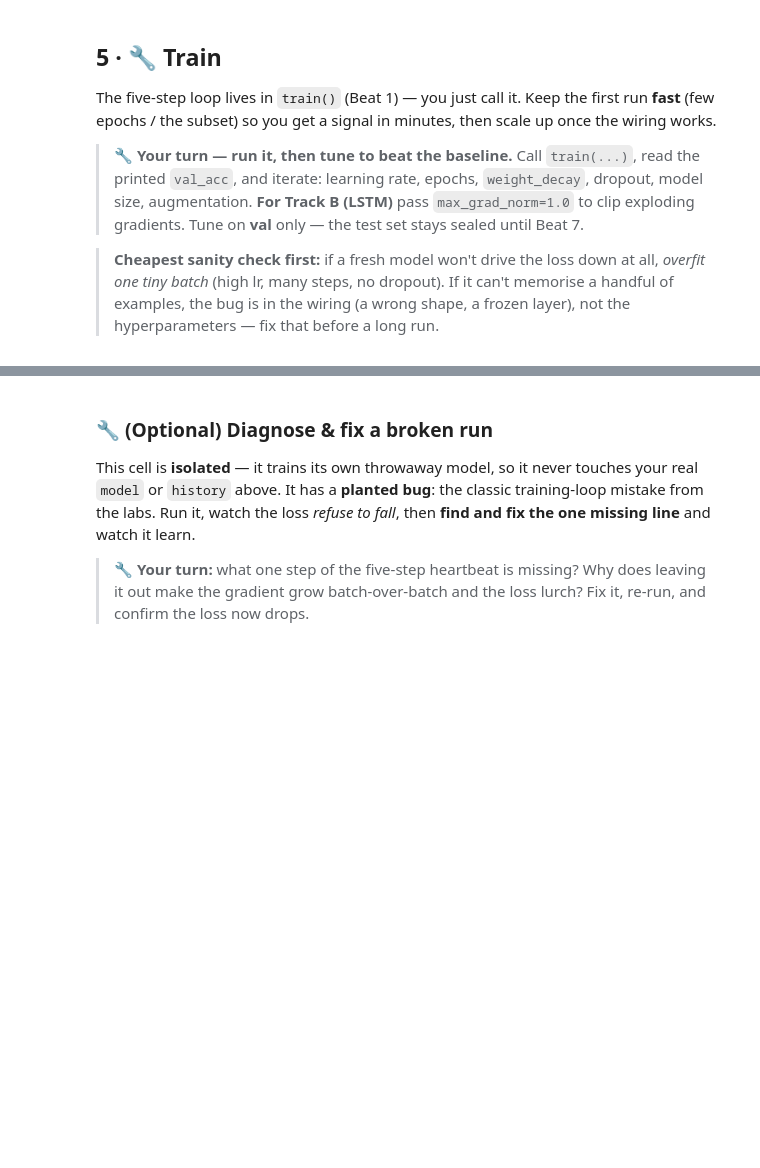
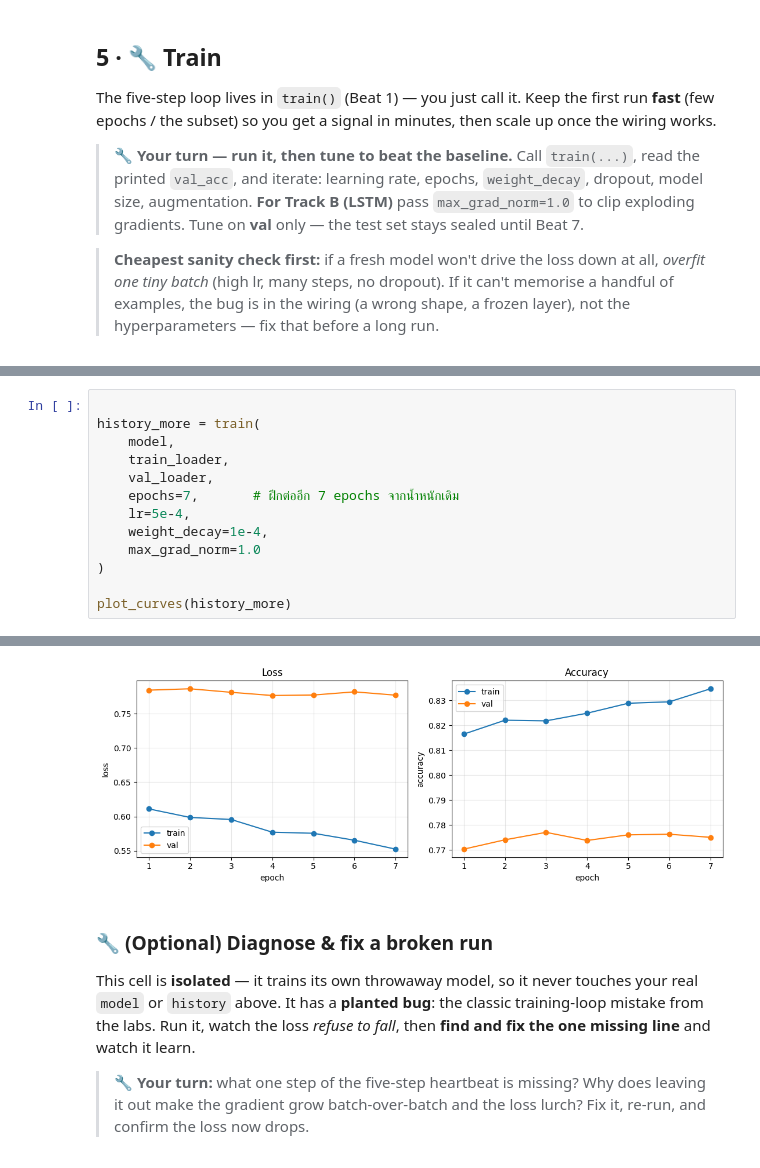
Before and after one commit to taehubhub-commits/Deeplearn_sittipan, a Jupyter notebook: deeplearn_text.ipynb, the cells around one changed output, grey strips where cells are left out. Cells and saved outputs as stored; diff of their text form; blank space fills up the shorter version.

```diff
--- a/deeplearn_text.ipynb
+++ b/deeplearn_text.ipynb
@@ -437,0 +496,14 @@ history = train(
+# %%
+
+history_more = train(
+    model,
+    train_loader,
+    val_loader,
+    epochs=7,       # ฝึกต่ออีก 7 epochs จากน้ำหนักเดิม
+    lr=5e-4,
+    weight_decay=1e-4,
+    max_grad_norm=1.0
+)
+
+plot_curves(history_more)
+# %% [output]
@@ -438,3 +517,4 @@ history = train(
+[figure, added]
 # %% [markdown]
 ### 🔧 (Optional) Diagnose & fix a broken run
 
```
Also changed, not shown: parts of 12 cells of this notebook.
